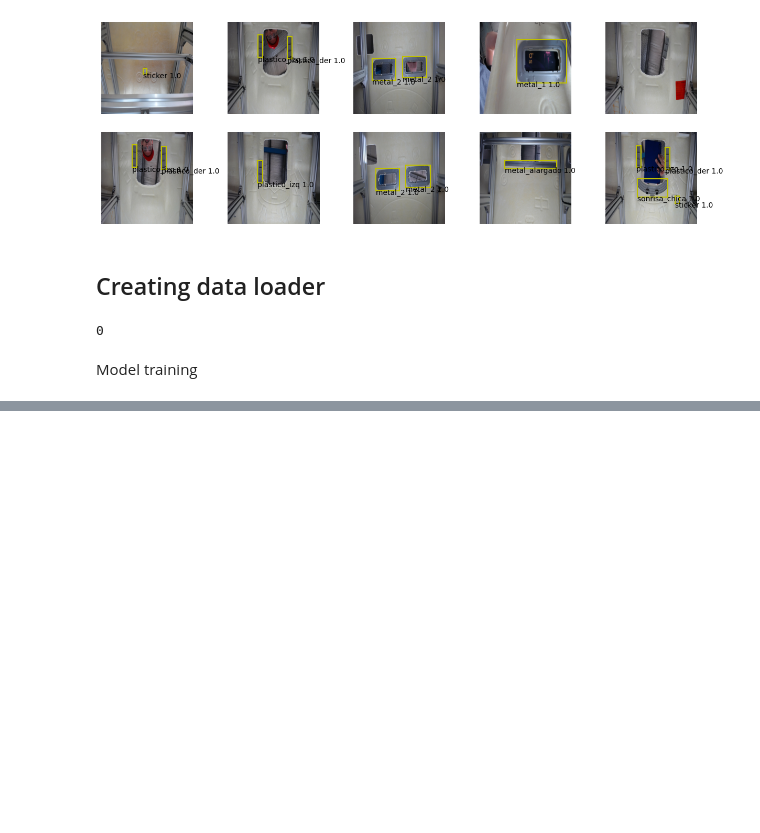
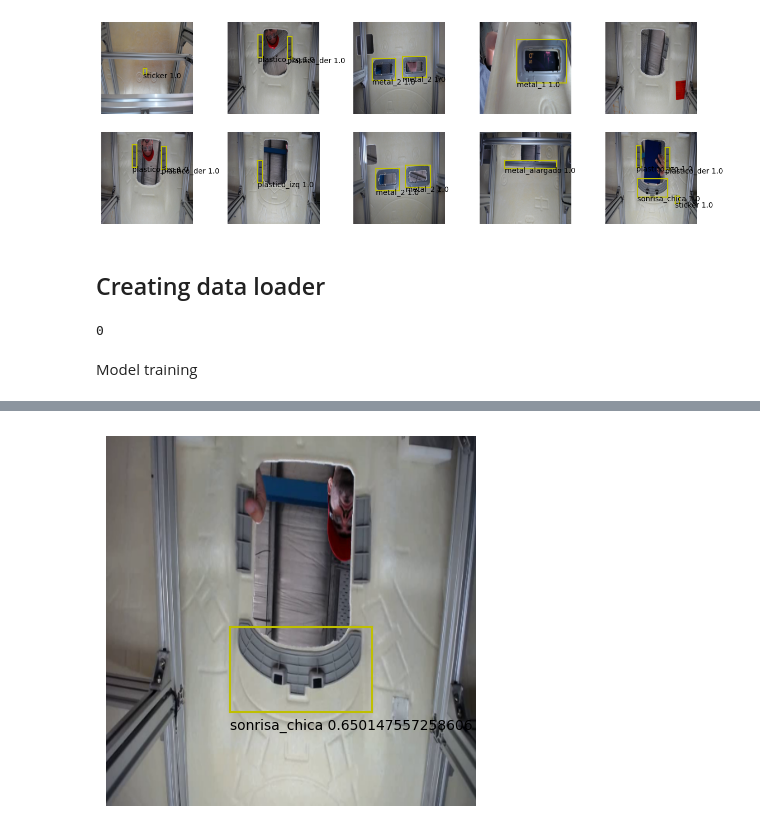
Before and after one commit to maianumerosky/EryxYOLO, a Jupyter notebook: eryxYolo_v0.ipynb, the cells around one changed output, grey strips where cells are left out. Drawn from its saved outputs; the diff is of its cells as text; code cells hidden in the pictures; blank space fills up the shorter version.

```diff
--- a/eryxYolo_v0.ipynb
+++ b/eryxYolo_v0.ipynb
@@ -158,0 +206,34 @@ Error:
+# %%
+def draw_grid_bbox(grid_labels, ax):
+    """
+    Draws the true bounding box for a single grid cell. Takes the grid labels in the format 2B + C and an axes object. Draws the box and writes the class and confidence.
+    """
+    x = grid_labels[5] * 448
+    y = grid_labels[6] * 448
+    w = grid_labels[7] * 448
+    h = grid_labels[8] * 448
+
+    confidence = grid_labels[9]
+    object_class = grid_labels[10:]
+    x0 = x - w/2
+    x1 = x + w/2
+    y0 = y - h/2
+    y1 = y + h/2
+
+    object_class_name = get_object_class(object_class)
+    if confidence > 0.5:
+        ax.plot([x0,x0], [y0, y1], c = "y")
+        ax.plot([x1,x1], [y0, y1], c = "y")
+        ax.plot([x0,x1], [y0, y0], c = "y")
+        ax.plot([x0,x1], [y1, y1], c = "y")
+        ax.text(x0,y1+ 20, f"{object_class_name} {confidence.item()}")
+# %%
+pred = pred.cpu().detach()
+# %%
+fig, ax = plt.subplots()
+
+ax.imshow(torch_to_pil(img))
+ax.axis("off")
+draw_grid_bbox(pred[0, 4, 3, :], ax)
+# %% [output]
+[figure, added]
```
Also changed, not shown: parts of 11 cells of this notebook.
